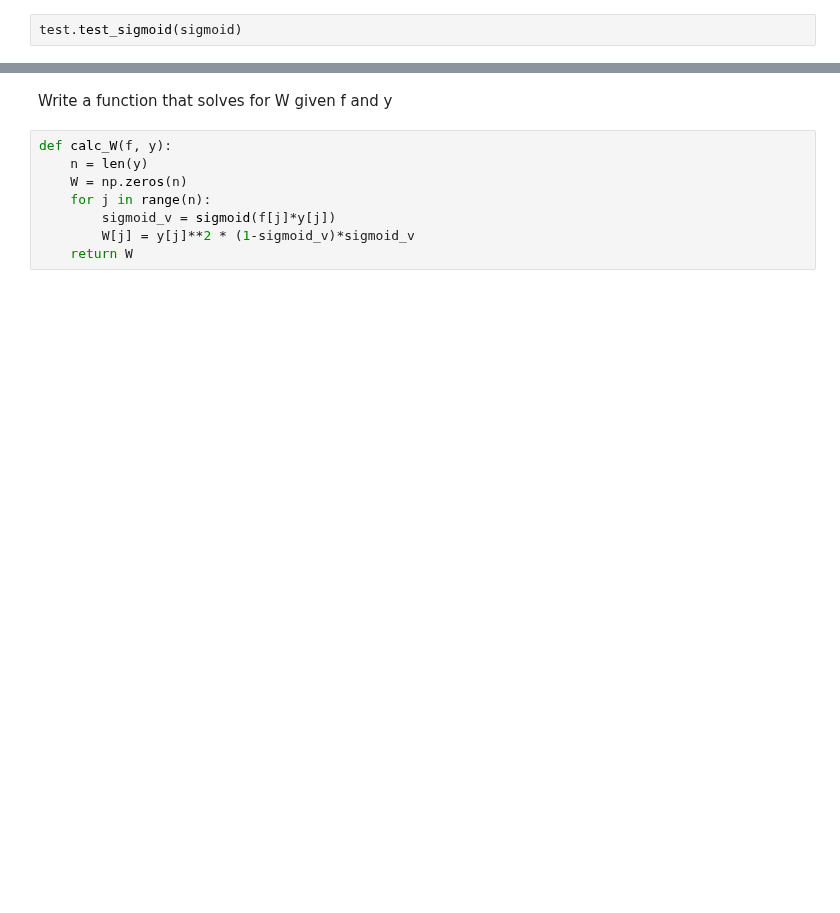
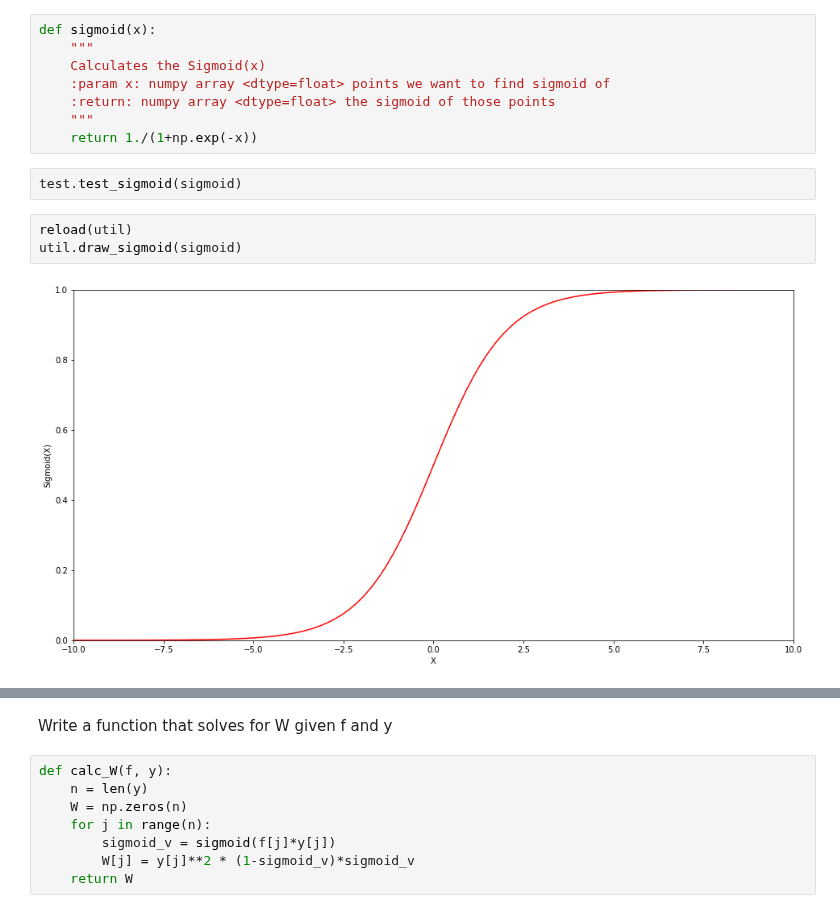
Before and after one commit to Keyrat06/Gaussian_Processes, a Jupyter notebook: P-Set/Gaussian PSet.ipynb, the cells around one changed output, grey strips where cells are left out. Drawn from its saved outputs; the diff is of its cells as text; blank space fills up the shorter version.

```diff
--- a/P-Set/Gaussian PSet.ipynb
+++ b/P-Set/Gaussian PSet.ipynb
@@ -368,4 +365,17 @@ def sigmoid(x):
+# %%
+def sigmoid(x):
+    """
+    Calculates the Sigmoid(x)
+    :param x: numpy array <dtype=float> points we want to find sigmoid of
+    :return: numpy array <dtype=float> the sigmoid of those points
+    """
+    return 1./(1+np.exp(-x))
 # %%
 test.test_sigmoid(sigmoid)
+# %%
+reload(util)
+util.draw_sigmoid(sigmoid)
+# %% [output]
+[figure, added]
 # %%
 x, y = util.get_sample_classification_data()
```
Also changed, not shown: parts of 23 cells of this notebook, 2 other files.
